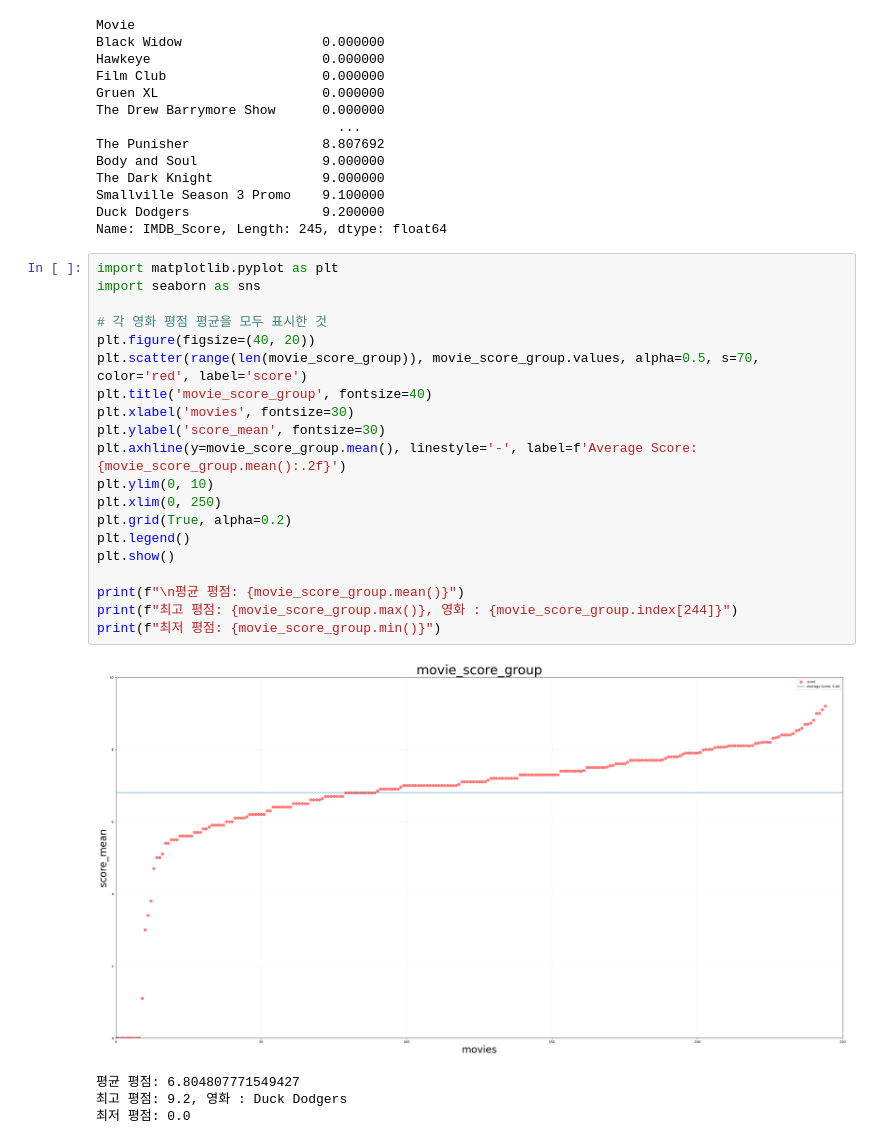
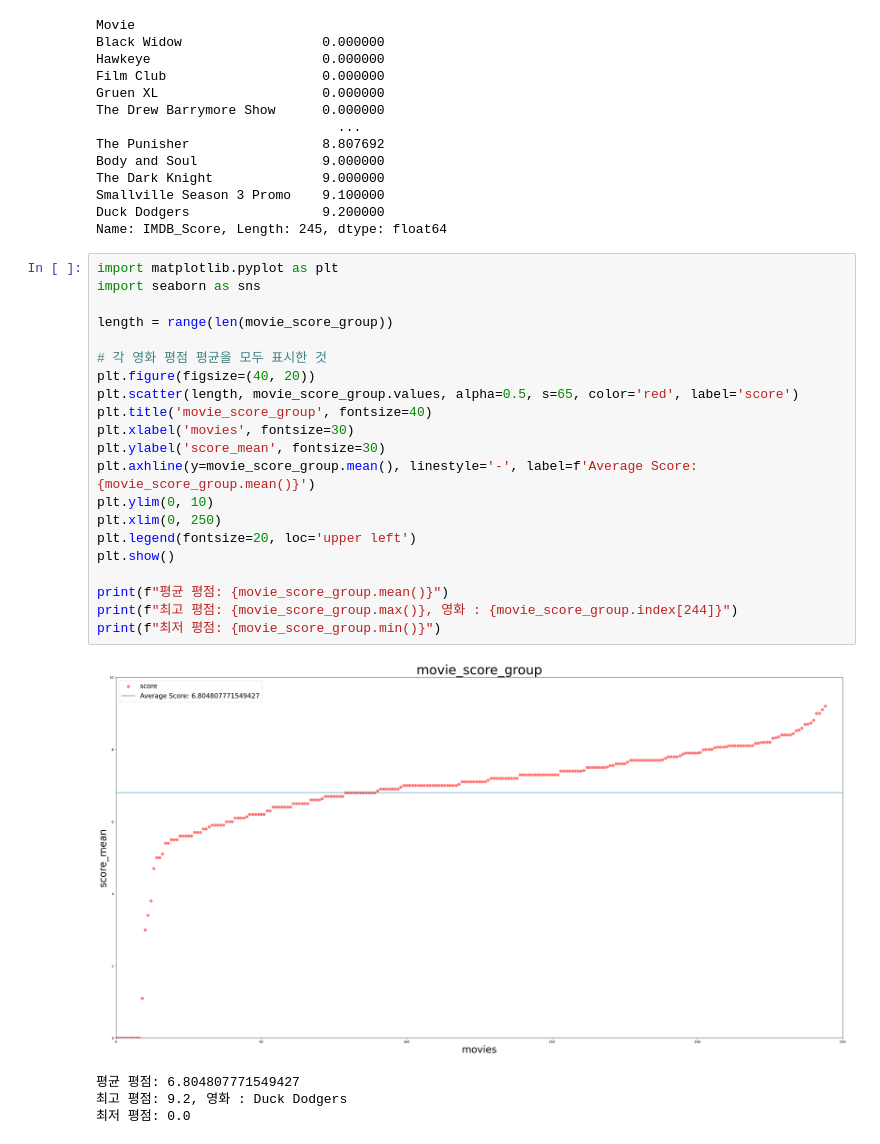
Before and after one commit to karl21-02/netflix_data_analysis, a Jupyter notebook: MarvelDc.ipynb, the cells around one changed output. Saved outputs shown, nothing was run; the diff lists cells and outputs as text.

```diff
--- a/MarvelDc.ipynb
+++ b/MarvelDc.ipynb
@@ -143,25 +143,26 @@ Name: IMDB_Score, Length: 245, dtype: float64
 # %%
 import matplotlib.pyplot as plt
 import seaborn as sns
 
+length = range(len(movie_score_group))
+
 # 각 영화 평점 평균을 모두 표시한 것
 plt.figure(figsize=(40, 20))
-plt.scatter(range(len(movie_score_group)), movie_score_group.values, alpha=0.5, s=70, color='red', label='score')
+plt.scatter(length, movie_score_group.values, alpha=0.5, s=65, color='red', label='score')
 plt.title('movie_score_group', fontsize=40)
 plt.xlabel('movies', fontsize=30)
 plt.ylabel('score_mean', fontsize=30)
-plt.axhline(y=movie_score_group.mean(), linestyle='-', label=f'Average Score: {movie_score_group.mean():.2f}')
+plt.axhline(y=movie_score_group.mean(), linestyle='-', label=f'Average Score: {movie_score_group.mean()}')
 plt.ylim(0, 10)
 plt.xlim(0, 250)
-plt.grid(True, alpha=0.2)
-plt.legend()
+plt.legend(fontsize=20, loc='upper left')
 plt.show()
 
-print(f"\n평균 평점: {movie_score_group.mean()}")
+print(f"평균 평점: {movie_score_group.mean()}")
 print(f"최고 평점: {movie_score_group.max()}, 영화 : {movie_score_group.index[244]}")
 print(f"최저 평점: {movie_score_group.min()}")
 # %% [output]
-[figure, old version]
+[figure, new version]
 평균 평점: 6.804807771549427
 최고 평점: 9.2, 영화 : Duck Dodgers
 최저 평점: 0.0
```
Also changed, not shown: parts of 5 cells of this notebook, 2 other files.
